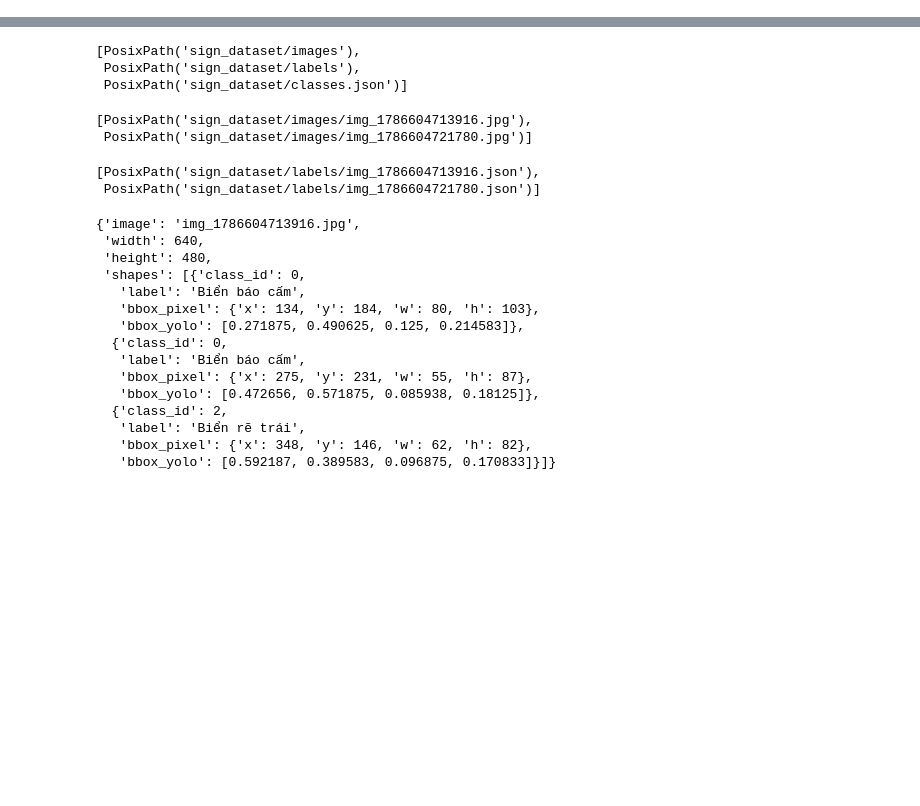
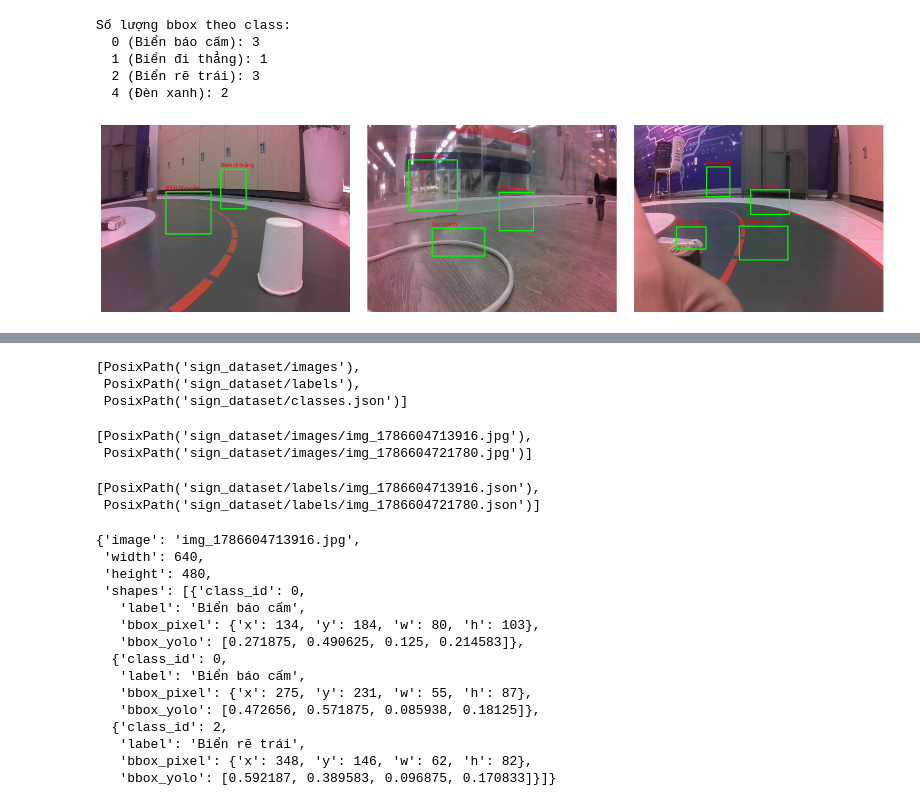
Before and after one commit to mducdaf2/jetracer-car, a Jupyter notebook: notebooks/TrafficSignModel.ipynb, the cells around one changed output, grey strips where cells are left out. Cells and saved outputs as stored; diff of their text form; code cells hidden in the pictures; blank space fills up the shorter version.

```diff
--- a/notebooks/TrafficSignModel.ipynb
+++ b/notebooks/TrafficSignModel.ipynb
@@ -37,0 +132,41 @@ import numpy as np
+# %%
+import cv2
+import matplotlib.pyplot as plt
+from collections import Counter
+
+# Thống kê số lượng theo class
+counter = Counter()
+for txt_file in (DST_DIR / "labels").rglob("*.txt"):
+    for line in txt_file.read_text().splitlines():
+        if line.strip():
+            cid = int(line.split()[0])
+            counter[cid] += 1
+
+print("Số lượng bbox theo class:")
+for cid in sorted(counter):
+    print(f"  {cid} ({class_names[cid]}): {counter[cid]}")
+
+# Vẽ thử 4 ảnh train có bbox để kiểm tra label đúng vị trí
+sample_imgs = list((DST_DIR / "images" / "train").glob("*.jpg"))[:4]
+fig, axes = plt.subplots(1, len(sample_imgs), figsize=(16, 4))
+for ax, img_path in zip(axes, sample_imgs):
+    img = cv2.cvtColor(cv2.imread(str(img_path)), cv2.COLOR_BGR2RGB)
+    h, w = img.shape[:2]
+    label_path = DST_DIR / "labels" / "train" / (img_path.stem + ".txt")
+    if label_path.exists():
+        for line in label_path.read_text().splitlines():
+            cid, xc, yc, bw, bh = map(float, line.split())
+            x1 = int((xc - bw/2) * w); y1 = int((yc - bh/2) * h)
+            x2 = int((xc + bw/2) * w); y2 = int((yc + bh/2) * h)
+            cv2.rectangle(img, (x1, y1), (x2, y2), (0, 255, 0), 2)
+            cv2.putText(img, class_names[int(cid)], (x1, max(y1-5,0)),
+                        cv2.FONT_HERSHEY_SIMPLEX, 0.5, (255, 0, 0), 1)
+    ax.imshow(img); ax.axis("off")
+plt.tight_layout(); plt.show()
+# %% [output]
+Số lượng bbox theo class:
+  0 (Biển báo cấm): 3
+  1 (Biển đi thẳng): 1
+  2 (Biển rẽ trái): 3
+  4 (Đèn xanh): 2
+[figure, added]
```
Also changed, not shown: parts of 6 cells of this notebook.
